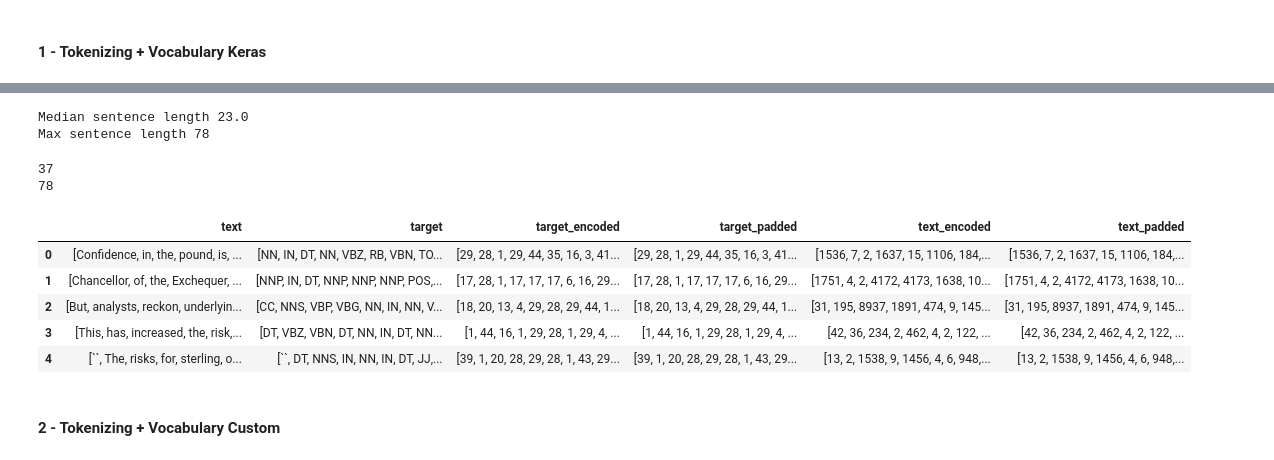
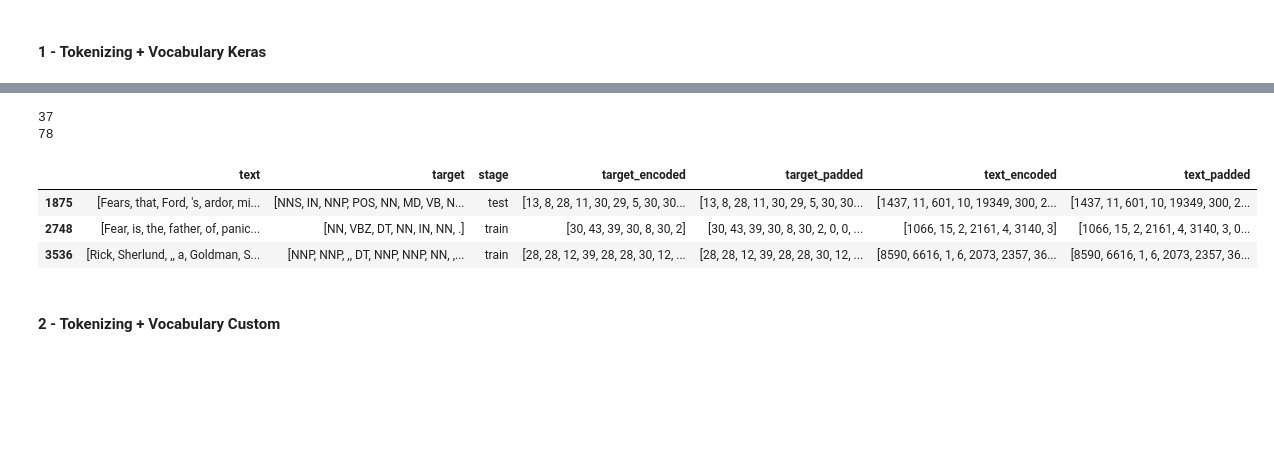
Before and after one commit to HeleneFabia/pos-tagger, a Jupyter notebook: pos_tagger.ipynb, the cells around one changed output, grey strips where cells are left out. Cells and saved outputs as stored; diff of their text form; code cells hidden in the pictures; blank space fills up the shorter version.

```diff
--- a/pos_tagger.ipynb
+++ b/pos_tagger.ipynb
@@ -112,0 +89,24 @@ for idx in range(len(df)):
+# %%
+unique_pos_tags = set()
+for idx, row in df.iterrows():
+    for tag in row["target"]:
+        if tag not in unique_pos_tags:
+            unique_pos_tags.add(tag)
+# %%
+for string, df in zip(["train", "test"],[train_df, test_df]):
+
+    tag_counts = dict()
+    for tag in unique_pos_tags:
+        tag_counts[tag] = 0
+
+    for idx in range(len(df)):
+        for tag in df["target"].iloc[idx]:
+            tag_counts[tag] += 1
+
+    classes = list(tag_counts.keys())
+    counts = list(tag_counts.values())
+    counts, classes = zip(*sorted(zip(counts, classes), reverse=True))
+
+    #plt.bar(list(range(len(tag_counts.keys()))), list(tag_counts.values()))
+    #plt.title(f"Target class distribution - {string.capitalize()}")
+    #plt.show()
@@ -112,0 +116,8 @@ for idx in range(len(df)):
+# %%
+pos_tags = list()
+for idx, row in train_df.iterrows():
+    pos_tags.extend(row["target"])
+
+plt.figure(figsize=(10,7))
+pd.Series(pos_tags).value_counts(normalize=True).plot.bar()
+plt.show()
@@ -141,3 +154,8 @@ for idx in range(len(df)):
     for tag in df["target"].iloc[idx]:
         target_encoded.append(pos2value[tag])
     targets_encoded.append(target_encoded)
+# %%
+sentence_lengths = [len(train_df["text"].iloc[idx]) for idx in range(len(train_df))]
+max_seq_length = max(sentence_lengths)
+print("Median sentence length", np.median(sentence_lengths))
+print("Max sentence length", max_seq_length)
@@ -186,11 +194,3 @@ OrderedDict([('confidence', 15),
-# %%
-sentence_lengths = [len(df["text"].iloc[idx]) for idx in range(len(df))]
-max_seq_length = max(sentence_lengths)
-print("Median sentence length", np.median(sentence_lengths))
-print("Max sentence length", max_seq_length)
-# %% [output]
-Median sentence length 23.0
-Max sentence length 78
 # %%
 texts_padded = pad_sequences(text_encoded, maxlen=max_seq_length, padding='post')
 texts_padded = [text.tolist() for text in texts_padded]
@@ -208,13 +208,11 @@ for idx in range(len(df)):
     if len(df["text_padded"].iloc[idx]) != len(df["target_padded"].iloc[idx]):
         print(idx)
 # %%
-df.head()
+df.sample(3)
 # %% [output]
-|  | text | target | target_encoded | target_padded | text_encoded | text_padded |
-| 0 | [Confidence, in, the, pound, is, ... | [NN, IN, DT, NN, VBZ, RB, VBN, TO... | [29, 28, 1, 29, 44, 35, 16, 3, 41... | [29, 28, 1, 29, 44, 35, 16, 3, 41... | [1536, 7, 2, 1637, 15, 1106, 184,... | [1536, 7, 2, 1637, 15, 1106, 184,... |
-| 1 | [Chancellor, of, the, Exchequer, ... | [NNP, IN, DT, NNP, NNP, NNP, POS,... | [17, 28, 1, 17, 17, 17, 6, 16, 29... | [17, 28, 1, 17, 17, 17, 6, 16, 29... | [1751, 4, 2, 4172, 4173, 1638, 10... | [1751, 4, 2, 4172, 4173, 1638, 10... |
-| 2 | [But, analysts, reckon, underlyin... | [CC, NNS, VBP, VBG, NN, IN, NN, V... | [18, 20, 13, 4, 29, 28, 29, 44, 1... | [18, 20, 13, 4, 29, 28, 29, 44, 1... | [31, 195, 8937, 1891, 474, 9, 145... | [31, 195, 8937, 1891, 474, 9, 145... |
-| 3 | [This, has, increased, the, risk,... | [DT, VBZ, VBN, DT, NN, IN, DT, NN... | [1, 44, 16, 1, 29, 28, 1, 29, 4, ... | [1, 44, 16, 1, 29, 28, 1, 29, 4, ... | [42, 36, 234, 2, 462, 4, 2, 122, ... | [42, 36, 234, 2, 462, 4, 2, 122, ... |
-| 4 | [``, The, risks, for, sterling, o... | [``, DT, NNS, IN, NN, IN, DT, JJ,... | [39, 1, 20, 28, 29, 28, 1, 43, 29... | [39, 1, 20, 28, 29, 28, 1, 43, 29... | [13, 2, 1538, 9, 1456, 4, 6, 948,... | [13, 2, 1538, 9, 1456, 4, 6, 948,... |
+|  | text | target | stage | target_encoded | target_padded | text_encoded | text_padded |
+| 1875 | [Fears, that, Ford, 's, ardor, mi... | [NNS, IN, NNP, POS, NN, MD, VB, N... | test | [13, 8, 28, 11, 30, 29, 5, 30, 30... | [13, 8, 28, 11, 30, 29, 5, 30, 30... | [1437, 11, 601, 10, 19349, 300, 2... | [1437, 11, 601, 10, 19349, 300, 2... |
+| 2748 | [Fear, is, the, father, of, panic... | [NN, VBZ, DT, NN, IN, NN, .] | train | [30, 43, 39, 30, 8, 30, 2] | [30, 43, 39, 30, 8, 30, 2, 0, 0, ... | [1066, 15, 2, 2161, 4, 3140, 3] | [1066, 15, 2, 2161, 4, 3140, 3, 0... |
+| 3536 | [Rick, Sherlund, ,, a, Goldman, S... | [NNP, NNP, ,, DT, NNP, NNP, NN, ,... | train | [28, 28, 12, 39, 28, 28, 30, 12, ... | [28, 28, 12, 39, 28, 28, 30, 12, ... | [8590, 6616, 1, 6, 2073, 2357, 36... | [8590, 6616, 1, 6, 2073, 2357, 36... |
 # %% [markdown]
 #### 2 - Tokenizing + Vocabulary Custom
```
Also changed, not shown: parts of 56 cells of this notebook, 3 other files.
